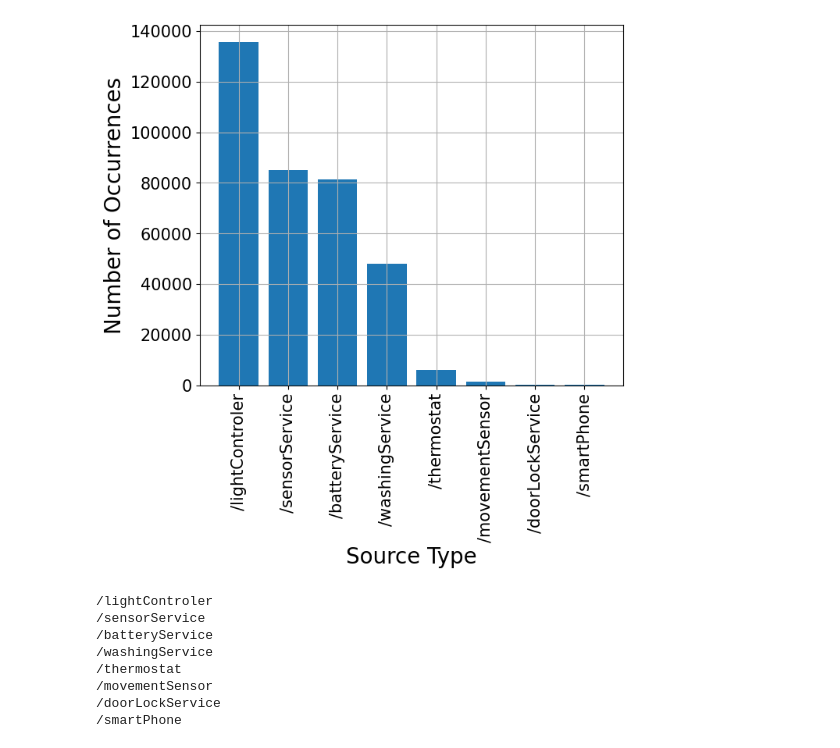
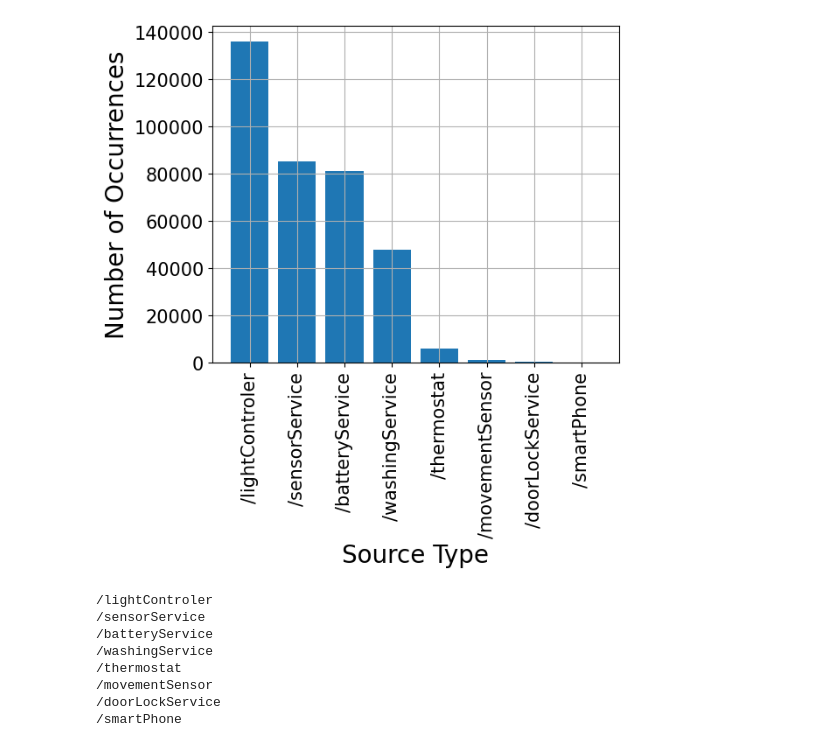
Before and after one commit to Rimadaqch/Attack-and-anomaly-detection-in-IoT, a Jupyter notebook: Preprocessing.ipynb, the cells around one changed output. Saved outputs shown, nothing was run; the diff lists cells and outputs as text; code cells hidden in the pictures.

```diff
--- a/Preprocessing.ipynb
+++ b/Preprocessing.ipynb
@@ -71,16 +103,16 @@ print(source_loc_count_df)
 # %%
 source_type_count = df_data_1.sourceType.value_counts()
-plt.figure(figsize=(7,6))
+plt.figure(figsize=(6,5))
 ax=plt.subplot(111)
 plt.grid()
 plt.bar(source_type_count.index, source_type_count.values)
 plt.ylabel('Number of Occurrences', fontsize=20)
 plt.xlabel('Source Type', fontsize=20)
 plt.xticks(rotation=90, fontsize=15)
 plt.yticks(fontsize=15)
 plt.show()
 # %% [output]
-[figure, old version]
+[figure, new version]
 # %%
 for i in source_type_count.index:
     print(i)
```
Also changed, not shown: parts of 31 cells of this notebook.
